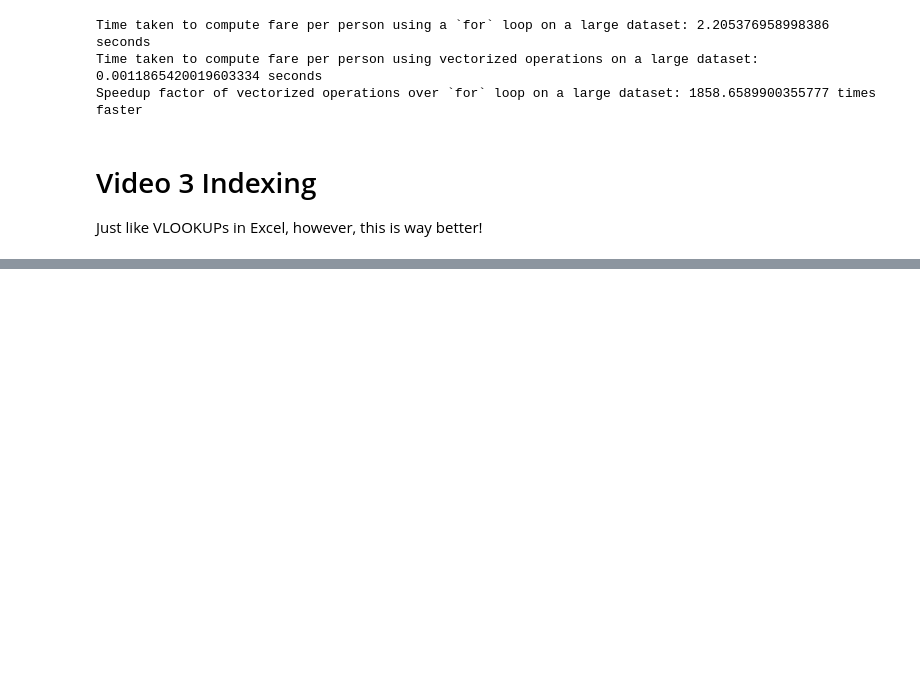
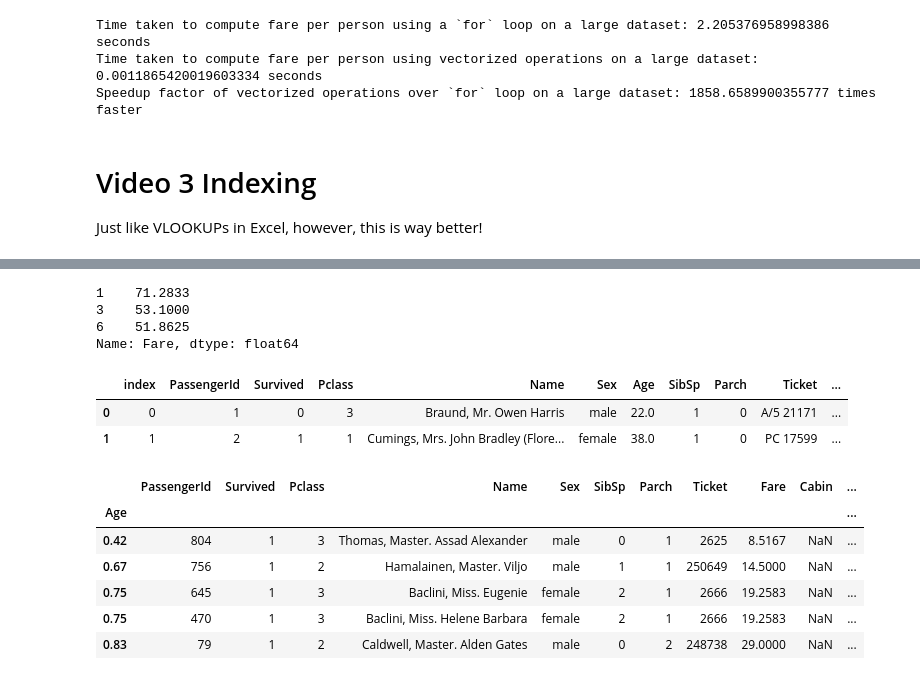
Before and after one commit to jyoti-bhogal/pretty-powerful-pandas, a Jupyter notebook: code.ipynb, the cells around one changed output, grey strips where cells are left out. Saved outputs shown, nothing was run; the diff lists cells and outputs as text; code cells hidden in the pictures; blank space fills up the shorter version.

```diff
--- a/code.ipynb
+++ b/code.ipynb
@@ -255,0 +402,38 @@ Just like VLOOKUPs in Excel, however, this is way better!
+# %%
+# Finding all the rows indices such that the fare for that row is greater than
+# 20 units.
+
+fare_greater_than_20 = data_file[data_file['Fare'] > 20]
+data_set_fare_greater_than_20 = fare_greater_than_20['Fare']
+data_set_fare_greater_than_20.shape
+data_set_fare_greater_than_20.head(3)
+# %% [output]
+1    71.2833
+3    53.1000
+6    51.8625
+Name: Fare, dtype: float64
+# %%
+# Resetting the data frame so that the original index appears again
+
+data_file = data_file.reset_index()
+data_file.head(2)
+# %% [output]
+|  | index | PassengerId | Survived | Pclass | Name | Sex | Age | SibSp | Parch | Ticket | ... |
+| 0 | 0 | 1 | 0 | 3 | Braund, Mr. Owen Harris | male | 22.0 | 1 | 0 | A/5 21171 | ... |
+| 1 | 1 | 2 | 1 | 1 | Cumings, Mrs. John Bradley (Flore... | female | 38.0 | 1 | 0 | PC 17599 | ... |
+# %%
+# Slicing the data file by age and then sorting by this new index that is age
+
+data_file_reset_4 = data_file.set_index('Age')
+data_file_reset_4.head(5)
+
+data_file_reset_4_sorted = data_file_reset_4.sort_index()
+data_file_reset_4_sorted.head(5)
+# %% [output]
+|  | PassengerId | Survived | Pclass | Name | Sex | SibSp | Parch | Ticket | Fare | Cabin | ... |
+| Age |  |  |  |  |  |  |  |  |  |  | ... |
+| 0.42 | 804 | 1 | 3 | Thomas, Master. Assad Alexander | male | 0 | 1 | 2625 | 8.5167 | NaN | ... |
+| 0.67 | 756 | 1 | 2 | Hamalainen, Master. Viljo | male | 1 | 1 | 250649 | 14.5000 | NaN | ... |
+| 0.75 | 645 | 1 | 3 | Baclini, Miss. Eugenie | female | 2 | 1 | 2666 | 19.2583 | NaN | ... |
+| 0.75 | 470 | 1 | 3 | Baclini, Miss. Helene Barbara | female | 2 | 1 | 2666 | 19.2583 | NaN | ... |
+| 0.83 | 79 | 1 | 2 | Caldwell, Master. Alden Gates | male | 0 | 2 | 248738 | 29.0000 | NaN | ... |
```
Also changed, not shown: parts of 10 cells of this notebook.
